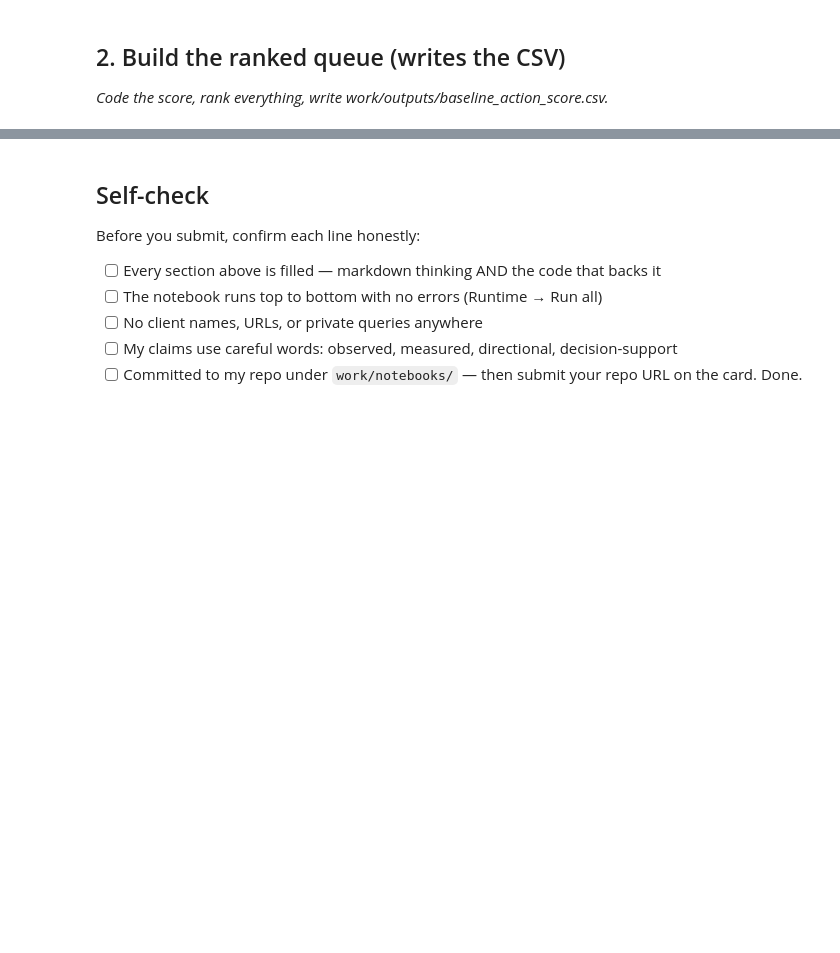
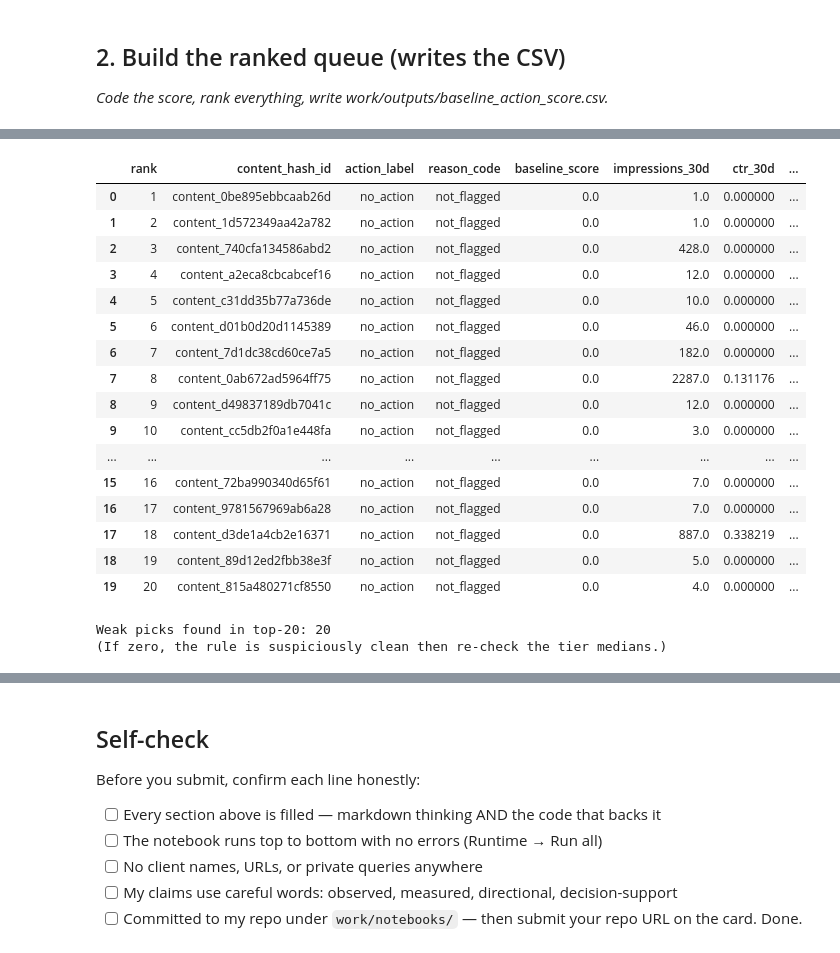
Before and after one commit to Zoye-J/FlyRank--MachineLearning, a Jupyter notebook: work/notebooks/w04_baseline_score.ipynb, the cells around one changed output, grey strips where cells are left out. Saved outputs shown, nothing was run; the diff lists cells and outputs as text; code cells hidden in the pictures; blank space fills up the shorter version.

```diff
--- a/work/notebooks/w04_baseline_score.ipynb
+++ b/work/notebooks/w04_baseline_score.ipynb
@@ -36,0 +368,72 @@ This skeleton is yours to fill. Work the sections **in order** — each one has
+# %%
+#top-20 review, one line each
+
+top20 = queue.head(20).copy()
+
+# Helper
+def why_line(r):
+    return (f"stale {int(r['days_since_update'])}d · "
+            f"{int(r['impressions_30d']):,} imp · "
+            f"ctr {r['ctr_30d']:.2f}% vs tier median · "
+            f"pos {r['avg_position_30d']:.1f}")
+
+def wrong_line(r):
+    # Rules of thumb for what makes a top pick suspicious
+    if pd.isna(r["ctr_30d"]) or pd.isna(r["tier_median_ctr"]):
+        return "missing CTR or tier median — the low_ctr flag is unreliable"
+    if r["impressions_30d"] < 1000:
+        return "small sample — CTR is noisy at low impressions"
+    if r["clicks_30d"] < 3:
+        return "very few clicks — CTR comparison is fragile"
+    if pd.isna(r["is_declining_future"]):
+        return "no future-window comparison available — cannot confirm"
+    if r["is_declining_future"] == 0:
+        return "NOT declining in the future window: false positive"
+    return "would be wrong if the future window was noisy/seasonal"
+
+def conf_note(r):
+    if r["impressions_30d"] > 5000 and not pd.isna(r["ctr_30d"]):
+        return "high"
+    if r["impressions_30d"] > 1000:
+        return "medium"
+    return "low"
+
+review = top20[[
+    "rank", "content_hash_id", "action_label", "reason_code",
+    "baseline_score", "impressions_30d", "ctr_30d", "avg_position_30d",
+    "days_since_update", "is_declining_future"
+]].copy()
+review["why_it_is_here"] = top20.apply(why_line, axis=1)
+review["confidence"] = top20.apply(conf_note, axis=1)
+review["what_would_make_it_wrong"] = top20.apply(wrong_line, axis=1)
+
+pd.set_option("display.max_colwidth", 80)
+display(review)
+
+# Count weak picks — the skill says: if you found none, look harder
+n_weak = (review["what_would_make_it_wrong"].str.contains(
+    "small sample|very few clicks|NOT declining|no future-window|fragile",
+    case=False, regex=True
+)).sum()
+print(f"\nWeak picks found in top-20: {n_weak}")
+print("(If zero, the rule is suspiciously clean then re-check the tier medians.)")
+# %% [output]
+|  | rank | content_hash_id | action_label | reason_code | baseline_score | impressions_30d | ctr_30d | ... |
+| 0 | 1 | content_0be895ebbcaab26d | no_action | not_flagged | 0.0 | 1.0 | 0.000000 | ... |
+| 1 | 2 | content_1d572349aa42a782 | no_action | not_flagged | 0.0 | 1.0 | 0.000000 | ... |
+| 2 | 3 | content_740cfa134586abd2 | no_action | not_flagged | 0.0 | 428.0 | 0.000000 | ... |
+| 3 | 4 | content_a2eca8cbcabcef16 | no_action | not_flagged | 0.0 | 12.0 | 0.000000 | ... |
+| 4 | 5 | content_c31dd35b77a736de | no_action | not_flagged | 0.0 | 10.0 | 0.000000 | ... |
+| 5 | 6 | content_d01b0d20d1145389 | no_action | not_flagged | 0.0 | 46.0 | 0.000000 | ... |
+| 6 | 7 | content_7d1dc38cd60ce7a5 | no_action | not_flagged | 0.0 | 182.0 | 0.000000 | ... |
+| 7 | 8 | content_0ab672ad5964ff75 | no_action | not_flagged | 0.0 | 2287.0 | 0.131176 | ... |
+| 8 | 9 | content_d49837189db7041c | no_action | not_flagged | 0.0 | 12.0 | 0.000000 | ... |
+| 9 | 10 | content_cc5db2f0a1e448fa | no_action | not_flagged | 0.0 | 3.0 | 0.000000 | ... |
+| ... | ... | ... | ... | ... | ... | ... | ... | ... |
+| 15 | 16 | content_72ba990340d65f61 | no_action | not_flagged | 0.0 | 7.0 | 0.000000 | ... |
+| 16 | 17 | content_9781567969ab6a28 | no_action | not_flagged | 0.0 | 7.0 | 0.000000 | ... |
+| 17 | 18 | content_d3de1a4cb2e16371 | no_action | not_flagged | 0.0 | 887.0 | 0.338219 | ... |
+| 18 | 19 | content_89d12ed2fbb38e3f | no_action | not_flagged | 0.0 | 5.0 | 0.000000 | ... |
+| 19 | 20 | content_815a480271cf8550 | no_action | not_flagged | 0.0 | 4.0 | 0.000000 | ... |
+Weak picks found in top-20: 20
+(If zero, the rule is suspiciously clean then re-check the tier medians.)
```
Also changed, not shown: parts of 14 cells of this notebook.
